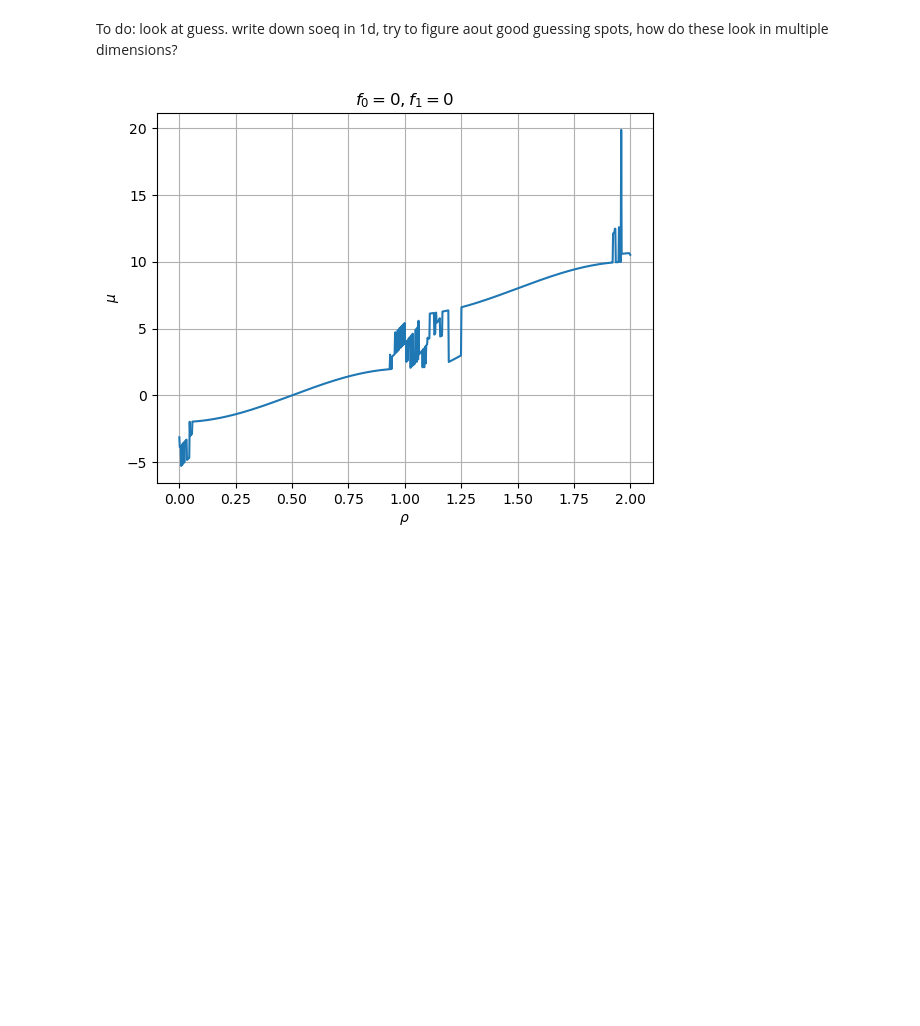
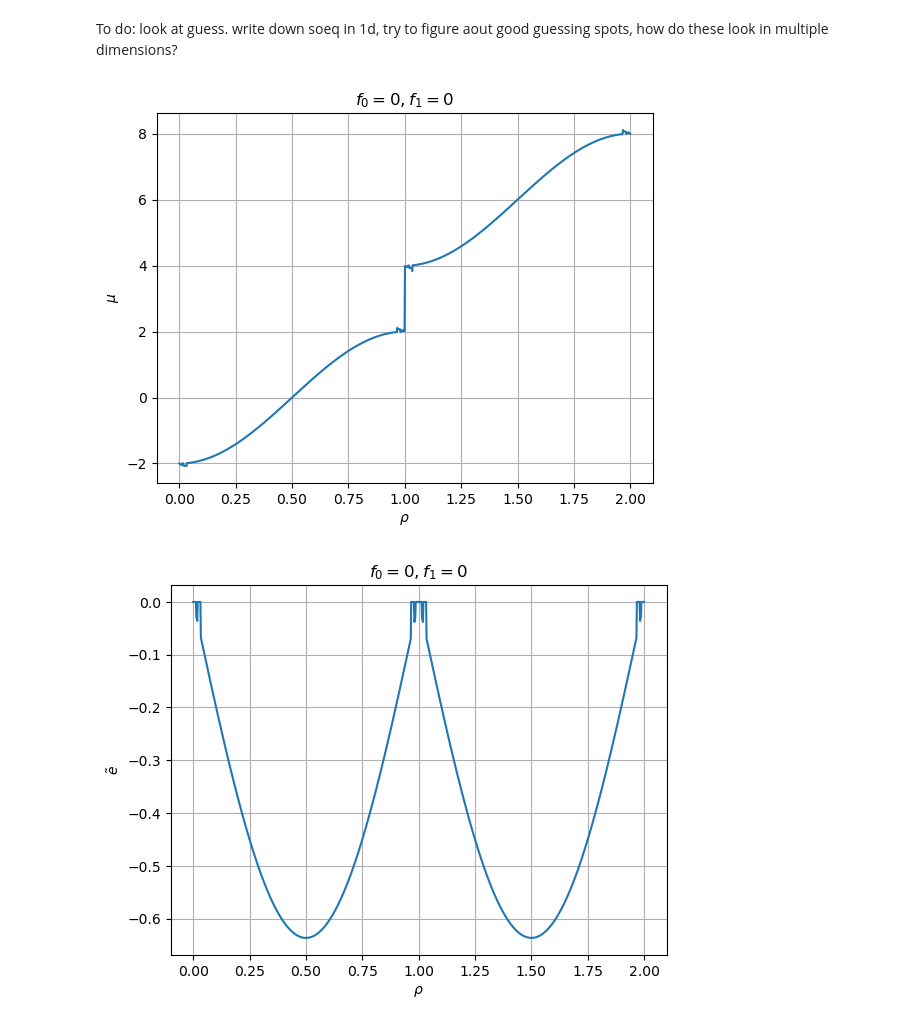
Before and after one commit to janjhch/bachelorthesis, a Jupyter notebook: meanfield/landau_f1.ipynb, the cells around one changed output. Cells and saved outputs as stored; diff of their text form; code cells hidden in the pictures; blank space fills up the shorter version.

```diff
--- a/meanfield/landau_f1.ipynb
+++ b/meanfield/landau_f1.ipynb
@@ -34,7 +34,7 @@ def GLS_1d(vars):
 def solve_GLS_1d(rho, U, f_0, f_1, initial_guess):
     # def x = [mu, e_tilde]
     GLS_reduced = lambda x: GLS_1d([rho, x[0], U, x[1], f_0, f_1])
-    sol = root(GLS_reduced, initial_guess)
+    sol = root(GLS_reduced, initial_guess, method='hybr')
     # Should return list [mu, e_tilde] for any given rho
     return sol.x
 
@@ -43,7 +43,32 @@ def make_solution_arrays(rho_array, U, f_0, f_1):
     e_tilde_list =[]
 
     for rho_val in rho_array:
-        sol = solve_GLS_1d(rho_val, U, f_0, f_1, [0, 0]) # look at guess
+        if U <= 4 * t * d:
+            # Model as one straight line through start and endpoint
+            guess_rho = (U / 2 + 2) * rho_val - 2
+        else:
+            # Model as two different lines for each band
+            if rho_val <= 1:
+                guess_rho = 4 * rho_val - 2
+            else:
+                guess_rho = 4 * rho_val + U - 6
+
+        a = 1
+
+        if U <= 4 * t * d:
+            # Model as a(x**2 - 2x)
+            guess_e = a * (rho_val**2 - 2 * rho_val)
+        else:
+            # Model as two different parabolas for each band
+            if rho_val <= 1:
+                guess_e = a * (rho_val**2 - rho_val)
+            else:
+                guess_e = a * (rho_val**2 - 3 * rho_val + 2)
+
+
+        guess = [guess_rho, guess_e]
+
+        sol = solve_GLS_1d(rho_val, U, f_0, f_1, guess)
         mu_list.append(sol[0])
         e_tilde_list.append(sol[1])
 
@@ -52,7 +77,7 @@ def make_solution_arrays(rho_array, U, f_0, f_1):
 
     return mu_array, e_tilde_array
 
-def one_plot(x_array, y_array,x_label, y_label, title):
+def one_plot(x_array, y_array, x_label, y_label, title):
     plt.figure(dpi=100)
     # Plot erstellen
     plt.plot(x_array, y_array, linestyle='-')
@@ -67,7 +92,9 @@ def one_plot(x_array, y_array,x_label, y_label, title):
 To do: look at guess. write down soeq in 1d, try to figure aout good guessing spots, how do these look in multiple dimensions?
 # %%
 rho_array = np.linspace(0, 2, 1000)
-mu_array, e_tilde_array = make_solution_arrays(rho_array, 8, 0, 0)
+mu_array, e_tilde_array = make_solution_arrays(rho_array, 6, 0, 0)
 one_plot(rho_array, mu_array, r'$\rho$', r'$\mu$', r'$f_0 = 0, f_1=0$')
+one_plot(rho_array, e_tilde_array, r'$\rho$', r'$\tilde{e}$', r'$f_0 = 0, f_1=0$')
 # %% [output]
-[figure, old version]
+[figure, new version]
+[figure, added]
```
Also changed, not shown: parts of 1 cell of this notebook.
